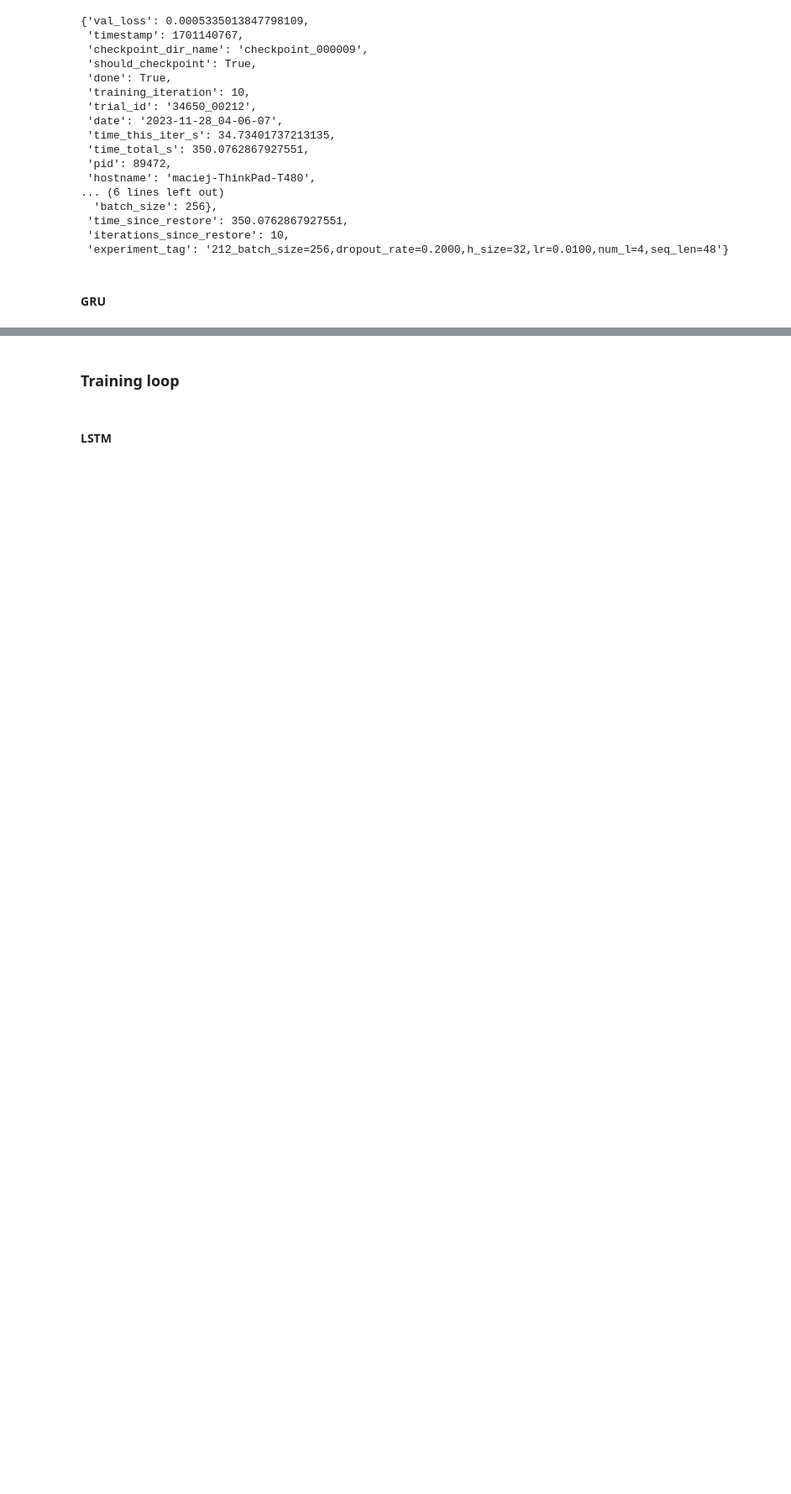
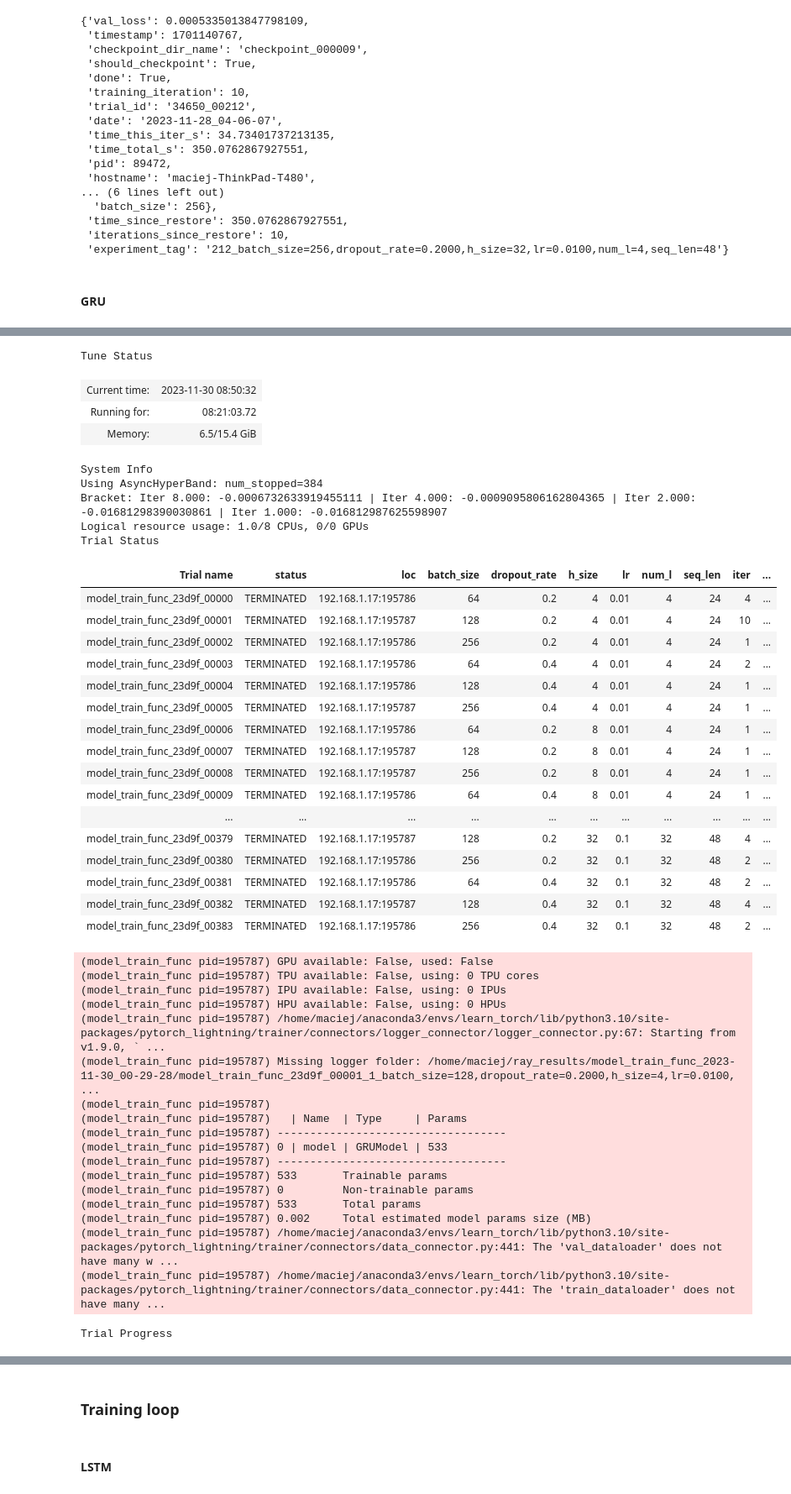
Before and after one commit to mrcljns/GRU-ML-presentation, a Jupyter notebook: gru_notebook.ipynb, the cells around one changed output, grey strips where cells are left out. Shown at 84% size. Drawn from its saved outputs; the diff is of its cells as text; code cells hidden in the pictures; blank space fills up the shorter version.

Commit message:
updated ray tune code and ran first experiments

```diff
--- a/gru_notebook.ipynb
+++ b/gru_notebook.ipynb
@@ -415,7 +434,7 @@ def model_train_func(config, max_epochs, model_type):
                              , test_size=0.3
                              , random_state=42
                              , batch_size=config["batch_size"]
-                             , num_workers=2
+                             , num_workers=0
                              , device=device
                              )
 
@@ -584,4 +603,8 @@ gru_search_results = tune.run(
         , config=config
         , num_samples=1
         , scheduler=scheduler_asha
+        , max_concurrent_trials=2
+        , max_failures=-1
+        # , resume=True
 )
+# %% [output]
@@ -587,0 +617,44 @@ gru_search_results = tune.run(
+Tune Status
+| Current time: | 2023-11-30 08:50:32 |
+| Running for: | 08:21:03.72 |
+| Memory: | 6.5/15.4 GiB |
+System Info
+Using AsyncHyperBand: num_stopped=384
+Bracket: Iter 8.000: -0.0006732633919455111 | Iter 4.000: -0.0009095806162804365 | Iter 2.000: -0.01681298390030861 | Iter 1.000: -0.016812987625598907
+Logical resource usage: 1.0/8 CPUs, 0/0 GPUs
+Trial Status
+| Trial name | status | loc | batch_size | dropout_rate | h_size | lr | num_l | seq_len | iter | ... |
+| model_train_func_23d9f_00000 | TERMINATED | 192.168.1.17:195786 | 64 | 0.2 | 4 | 0.01 | 4 | 24 | 4 | ... |
+| model_train_func_23d9f_00001 | TERMINATED | 192.168.1.17:195787 | 128 | 0.2 | 4 | 0.01 | 4 | 24 | 10 | ... |
+| model_train_func_23d9f_00002 | TERMINATED | 192.168.1.17:195786 | 256 | 0.2 | 4 | 0.01 | 4 | 24 | 1 | ... |
+| model_train_func_23d9f_00003 | TERMINATED | 192.168.1.17:195786 | 64 | 0.4 | 4 | 0.01 | 4 | 24 | 2 | ... |
+| model_train_func_23d9f_00004 | TERMINATED | 192.168.1.17:195786 | 128 | 0.4 | 4 | 0.01 | 4 | 24 | 1 | ... |
+| model_train_func_23d9f_00005 | TERMINATED | 192.168.1.17:195787 | 256 | 0.4 | 4 | 0.01 | 4 | 24 | 1 | ... |
+| model_train_func_23d9f_00006 | TERMINATED | 192.168.1.17:195786 | 64 | 0.2 | 8 | 0.01 | 4 | 24 | 1 | ... |
+| model_train_func_23d9f_00007 | TERMINATED | 192.168.1.17:195787 | 128 | 0.2 | 8 | 0.01 | 4 | 24 | 1 | ... |
+| model_train_func_23d9f_00008 | TERMINATED | 192.168.1.17:195787 | 256 | 0.2 | 8 | 0.01 | 4 | 24 | 1 | ... |
+| model_train_func_23d9f_00009 | TERMINATED | 192.168.1.17:195786 | 64 | 0.4 | 8 | 0.01 | 4 | 24 | 1 | ... |
+| ... | ... | ... | ... | ... | ... | ... | ... | ... | ... | ... |
+| model_train_func_23d9f_00379 | TERMINATED | 192.168.1.17:195787 | 128 | 0.2 | 32 | 0.1 | 32 | 48 | 4 | ... |
+| model_train_func_23d9f_00380 | TERMINATED | 192.168.1.17:195786 | 256 | 0.2 | 32 | 0.1 | 32 | 48 | 2 | ... |
+| model_train_func_23d9f_00381 | TERMINATED | 192.168.1.17:195786 | 64 | 0.4 | 32 | 0.1 | 32 | 48 | 2 | ... |
+| model_train_func_23d9f_00382 | TERMINATED | 192.168.1.17:195787 | 128 | 0.4 | 32 | 0.1 | 32 | 48 | 4 | ... |
+| model_train_func_23d9f_00383 | TERMINATED | 192.168.1.17:195786 | 256 | 0.4 | 32 | 0.1 | 32 | 48 | 2 | ... |
+(model_train_func pid=195787) GPU available: False, used: False
+(model_train_func pid=195787) TPU available: False, using: 0 TPU cores
+(model_train_func pid=195787) IPU available: False, using: 0 IPUs
+(model_train_func pid=195787) HPU available: False, using: 0 HPUs
+(model_train_func pid=195787) /home/maciej/anaconda3/envs/learn_torch/lib/python3.10/site-packages/pytorch_lightning/trainer/connectors/logger_connector/logger_connector.py:67: Starting from v1.9.0, ` ...
+(model_train_func pid=195787) Missing logger folder: /home/maciej/ray_results/model_train_func_2023-11-30_00-29-28/model_train_func_23d9f_00001_1_batch_size=128,dropout_rate=0.2000,h_size=4,lr=0.0100, ...
+(model_train_func pid=195787)
+(model_train_func pid=195787)   | Name  | Type     | Params
+(model_train_func pid=195787) -----------------------------------
+(model_train_func pid=195787) 0 | model | GRUModel | 533
+(model_train_func pid=195787) -----------------------------------
+(model_train_func pid=195787) 533       Trainable params
+(model_train_func pid=195787) 0         Non-trainable params
+(model_train_func pid=195787) 533       Total params
+(model_train_func pid=195787) 0.002     Total estimated model params size (MB)
+(model_train_func pid=195787) /home/maciej/anaconda3/envs/learn_torch/lib/python3.10/site-packages/pytorch_lightning/trainer/connectors/data_connector.py:441: The 'val_dataloader' does not have many w ...
+(model_train_func pid=195787) /home/maciej/anaconda3/envs/learn_torch/lib/python3.10/site-packages/pytorch_lightning/trainer/connectors/data_connector.py:441: The 'train_dataloader' does not have many ...
+Trial Progress
```
Also changed, not shown: parts of 13 cells of this notebook.
